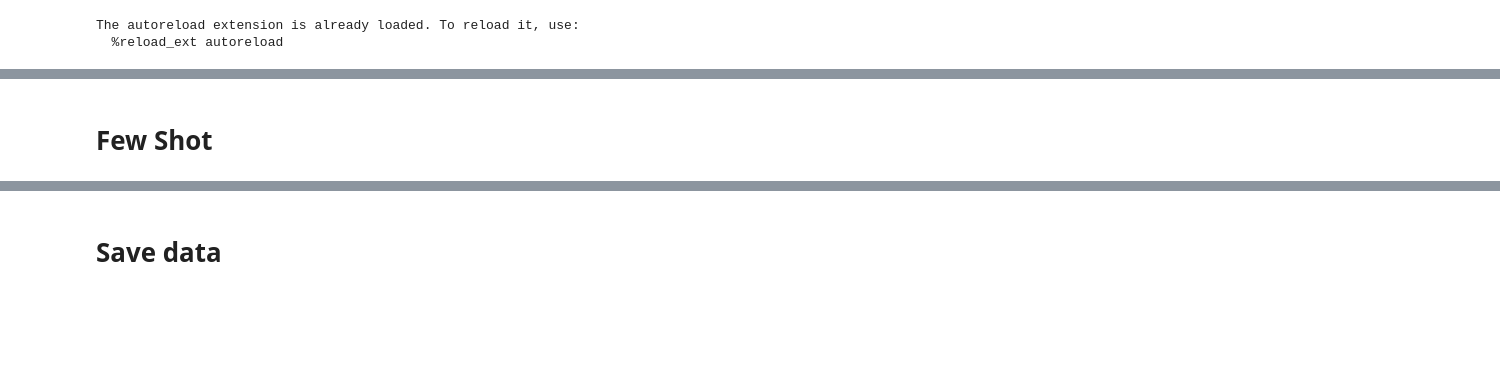
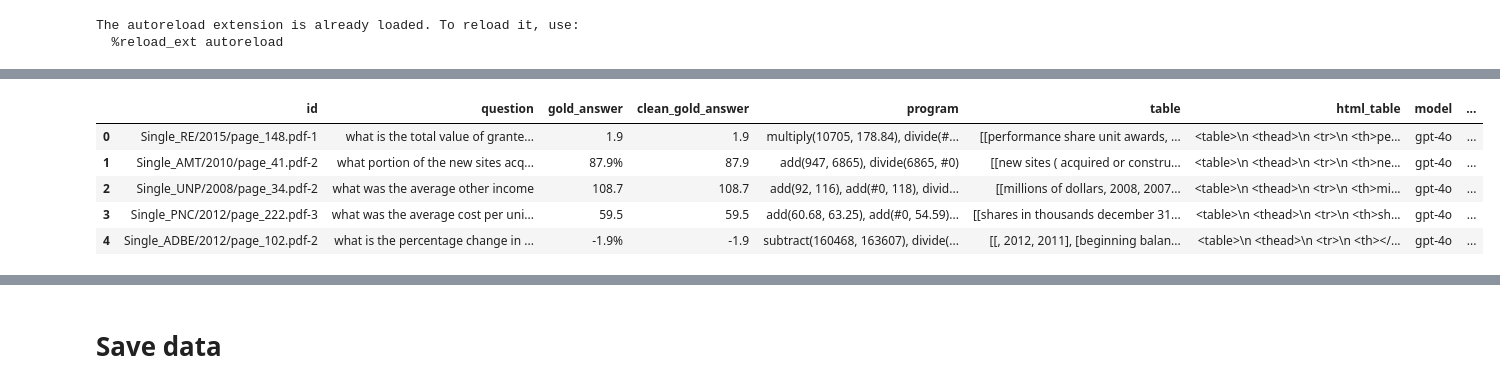
Before and after one commit to Kesh1955/LLM_Project, a Jupyter notebook: project/project/02_Program_Eval.ipynb, the cells around one changed output, grey strips where cells are left out. Drawn from its saved outputs; the diff is of its cells as text; code cells hidden in the pictures; blank space fills up the shorter version.

```diff
--- a/project/project/02_Program_Eval.ipynb
+++ b/project/project/02_Program_Eval.ipynb
@@ -138,13 +152,13 @@ TEST records: 208
 # %%
 from src.program_prompt.basic import V1_PROGRAM_SYSTEM_PROMPT
 from src.llm import openai_llm
-from src.models import gpt_4o, gpt_4o_mini, preview_o1
-from src.preprocess import process_records, construct_main_messages, add_local_metric_column,  add_llm_explanation_column
-from src.evals import string_similarity, float_row_exact_match
+from src.models import gpt_4o, gpt_4o_mini
+from src.preprocess import process_records, add_llm_explanation_column
+
 
 # 1. 'process_records' creates the dataframe and columns
 train_df = process_records(
-    records=train_data[:10],
+    records=train_data,
     system_prompts= V1_PROGRAM_SYSTEM_PROMPT,
     model_name=gpt_4o,
     prompt_style="Basic",
@@ -152,5 +166,5 @@ train_df = process_records(
     model_pred_col_name="model_program_prediction" # new column being added from model predictions
 )
 
-train_df.head(10) # approx 2 mins to run
+train_df[['program','model_program_prediction']].head(10)
 # %% [output]
@@ -198,2 +188,22 @@ ImportError: cannot import name 'V1_PROGRAM_EVALUATION_PROMPT' from 'src.program
-# %% [markdown]
-# Few Shot
+# %%
+from src.program_prompt.model_eval import PROGRAM_EVALUATION_PROMPT
+
+
+train_df = add_llm_explanation_column(
+    df=train_df,
+    system_prompts_dict=PROGRAM_EVALUATION_PROMPT,
+    model_name=gpt_4o_mini,
+    gold_col="program",
+    pred_col="model_program_prediction",
+    new_col_name="program_equivalence",
+    table = "html_table"
+)
+
+train_df.head(5)
+# %% [output]
+|  | id | question | gold_answer | clean_gold_answer | program | table | html_table | model | ... |
+| 0 | Single_RE/2015/page_148.pdf-1 | what is the total value of grante... | 1.9 | 1.9 | multiply(10705, 178.84), divide(#... | [[performance share unit awards, ... | <table>\n <thead>\n <tr>\n <th>pe... | gpt-4o | ... |
+| 1 | Single_AMT/2010/page_41.pdf-2 | what portion of the new sites acq... | 87.9% | 87.9 | add(947, 6865), divide(6865, #0) | [[new sites ( acquired or constru... | <table>\n <thead>\n <tr>\n <th>ne... | gpt-4o | ... |
+| 2 | Single_UNP/2008/page_34.pdf-2 | what was the average other income | 108.7 | 108.7 | add(92, 116), add(#0, 118), divid... | [[millions of dollars, 2008, 2007... | <table>\n <thead>\n <tr>\n <th>mi... | gpt-4o | ... |
+| 3 | Single_PNC/2012/page_222.pdf-3 | what was the average cost per uni... | 59.5 | 59.5 | add(60.68, 63.25), add(#0, 54.59)... | [[shares in thousands december 31... | <table>\n <thead>\n <tr>\n <th>sh... | gpt-4o | ... |
+| 4 | Single_ADBE/2012/page_102.pdf-2 | what is the percentage change in ... | -1.9% | -1.9 | subtract(160468, 163607), divide(... | [[, 2012, 2011], [beginning balan... | <table>\n <thead>\n <tr>\n <th></... | gpt-4o | ... |
```
Also changed, not shown: parts of 42 cells of this notebook, 3 other files.
